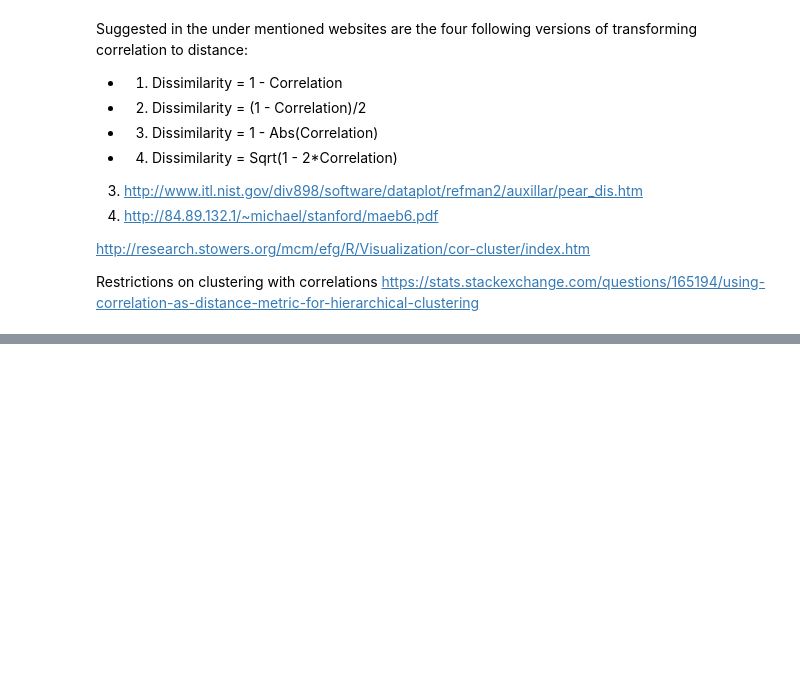
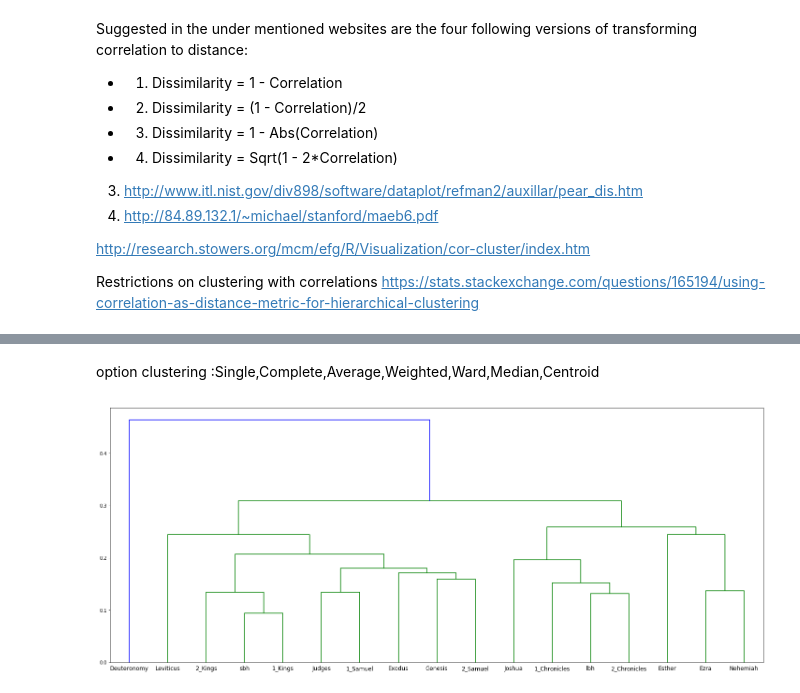
Before and after one commit to ETCBC/Probabilistic_Language_Change, a Jupyter notebook: Counting analysis.ipynb, the cells around one changed output, grey strips where cells are left out. Drawn from its saved outputs; the diff is of its cells as text; code cells hidden in the pictures; blank space fills up the shorter version.

```diff
--- a/Counting analysis.ipynb
+++ b/Counting analysis.ipynb
@@ -518,0 +271,21 @@ hierarchical_clustering(np.matrix(df_Cor.values), "average", list(data.keys()))
+# %%
+def correlationDistance(x,y):
+    cor, p_value  = kendaltauCorrelation(x,y)
+    distance = to_distance(cor)
+    return distance
+
+def linearModelDistance(x,y):
+    score  = lineairModelScore(x,y)
+    distance = to_distance(score)
+    return distance
+
+def createDistanceMetric(df, books):
+    df_dist = pd.DataFrame(np.zeros((len(books),len(books))), columns = books, index = books)
+
+    for indexi, i in enumerate(books):
+        for indexj, j in enumerate(books):
+            x = np.array(df[i].values)
+            y = np.array(df[j].values)
+
+            df_dist.loc[i,j] = correlationDistance(x,y)
+    return df_dist
@@ -518,0 +313,12 @@ hierarchical_clustering(np.matrix(df_Cor.values), "average", list(data.keys()))
+# %%
+def hierarchical_clustering1(distanceMatrix, method, books):
+    Z = linkage(distanceMatrix,  method)
+    plt.figure(figsize=(25, 10))
+    dendrogram(Z, labels = books)
+    plt.show()
+
+def hierarchical_clustering2(df_Count, method, distancemeasure, books):
+    Z = linkage(df_Count,  method, distancemeasure)
+    plt.figure(figsize=(25, 10))
+    dendrogram(Z, labels = books)
+    plt.show()
@@ -518,0 +327,4 @@ hierarchical_clustering(np.matrix(df_Cor.values), "average", list(data.keys()))
+# %%
+df_Dist = createDistanceMetric(df_Count, list(data.keys()))
+print(np.allclose(df_Dist.values, df_Dist.values.T, atol=1e-8)) #Check symmetry of distance matrix
+df_Dist
@@ -518,0 +351,7 @@ hierarchical_clustering(np.matrix(df_Cor.values), "average", list(data.keys()))
+# %% [markdown]
+option clustering :Single,Complete,Average,Weighted,Ward,Median,Centroid
+# %%
+hierarchical_clustering1(np.matrix(df_Dist.values),"average", list(data.keys()))
+#hierarchical_clustering2(np.matrix(df_Count.values).transpose(),"single", "euclidean", list(data.keys()))
+# %% [output]
+[figure, added]
```
Also changed, not shown: parts of 72 cells of this notebook, 1 other file.
